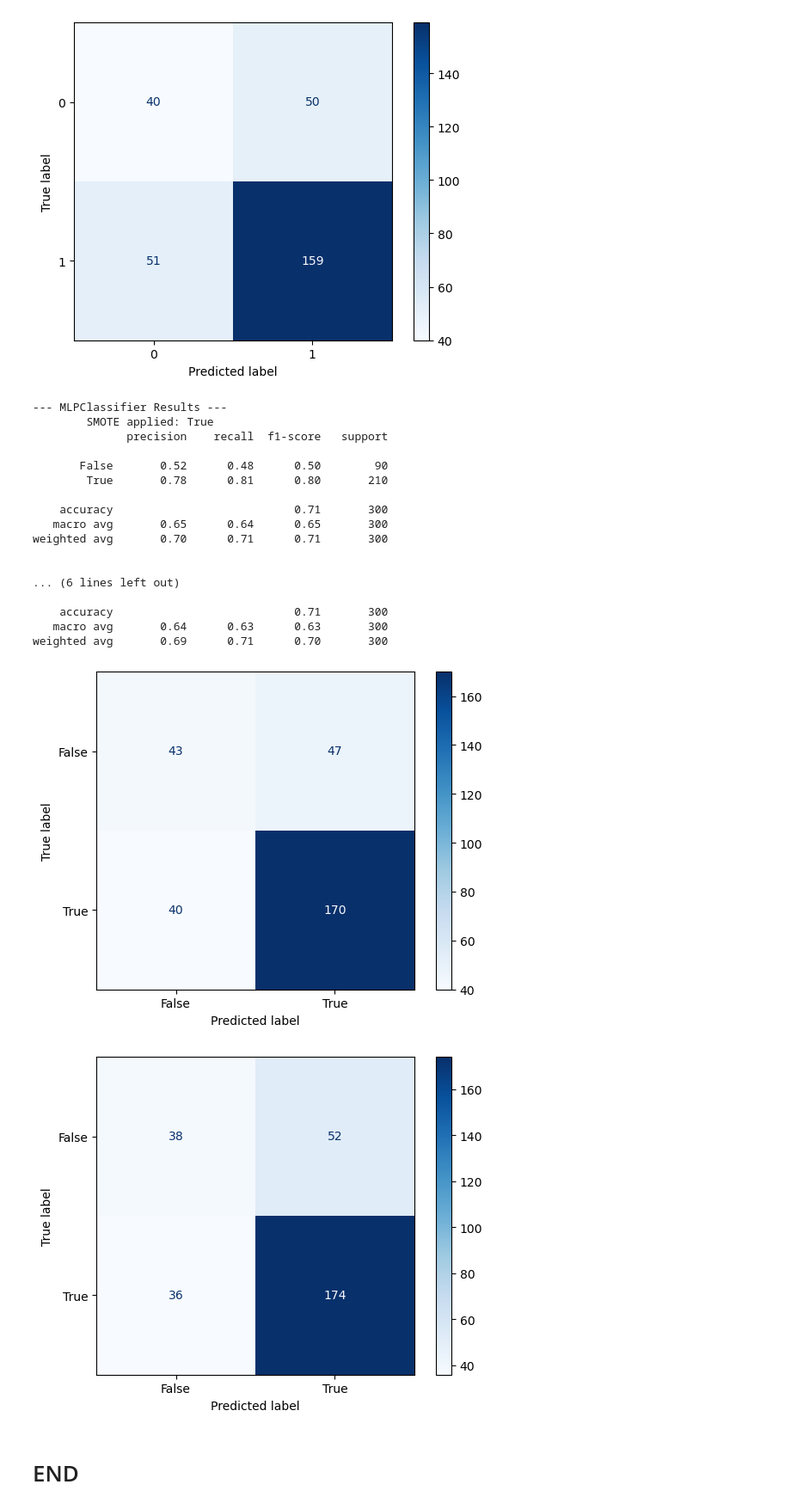
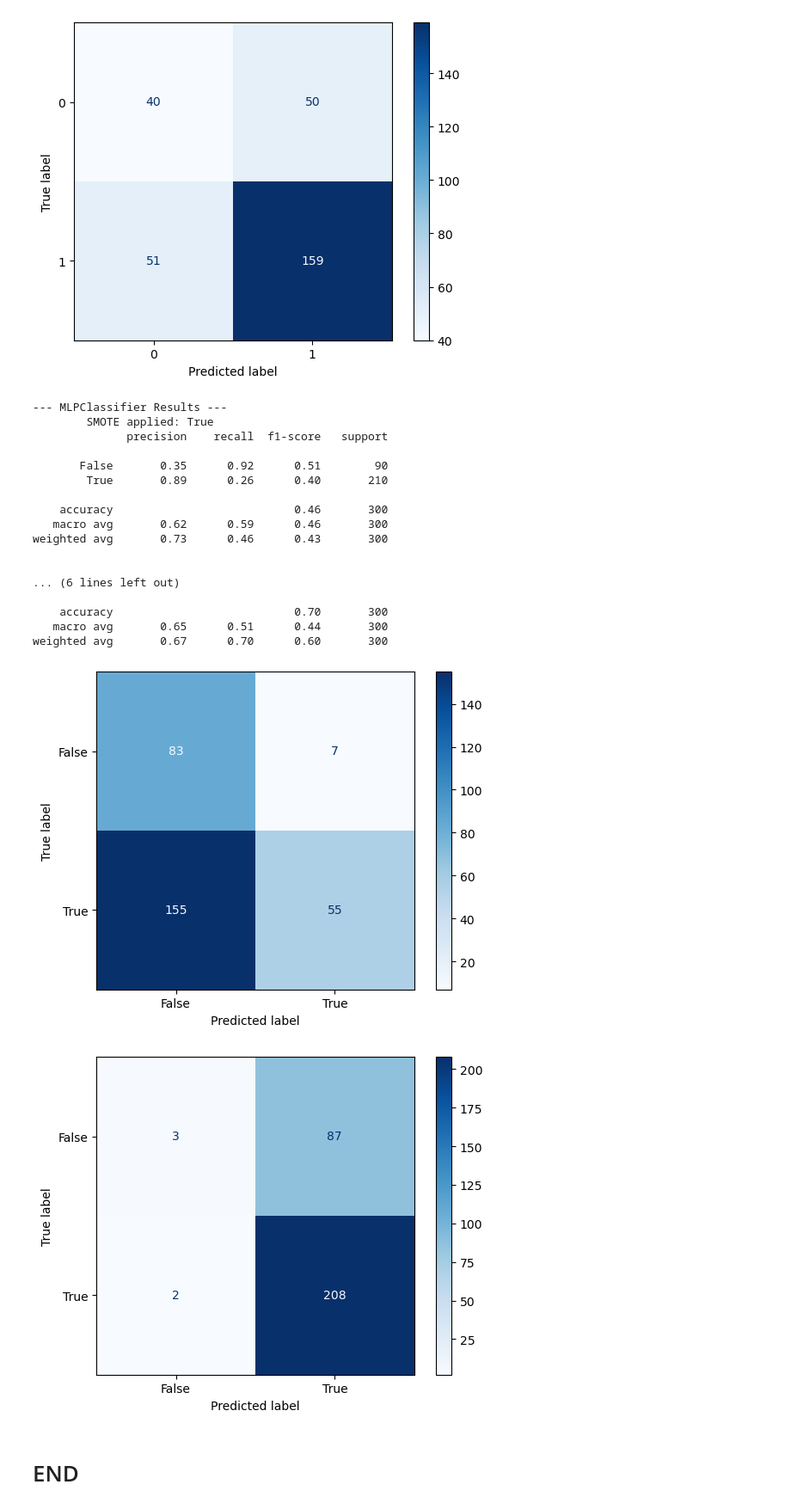
Before and after one commit to feed0/german-credit-data, a Jupyter notebook: python/src/2_fayaad_3_datamining_2_scale_sensitive_models.ipynb, the cells around one changed output. Shown at 86% size. Saved outputs shown, nothing was run; the diff lists cells and outputs as text; code cells hidden in the pictures.

Commit message:
[GCD] raw 30% modeling - FIXED: prevented raw data from being scaled

```diff
--- a/python/src/2_fayaad_3_datamining_2_scale_sensitive_models.ipynb
+++ b/python/src/2_fayaad_3_datamining_2_scale_sensitive_models.ipynb
@@ -100,7 +102,7 @@ X_TRAIN_10_RESAMPLED, Y_TRAIN_10_RESAMPLED = smoter.fit_resample(X_TRAIN_10_SCAL
 X_TRAIN_30_RESAMPLED, Y_TRAIN_30_RESAMPLED = smoter.fit_resample(X_TRAIN_30_SCALED, Y_TRAIN_30)
 # %%
 ## SMOTE on Raw 30% Data
-X_TRAIN_RAW_30_RESAMPLED, Y_TRAIN_RAW_30_RESAMPLED = smoter.fit_resample(X_TRAIN_RAW_30_SCALED, Y_TRAIN_RAW_30)
+X_TRAIN_RAW_30_RESAMPLED, Y_TRAIN_RAW_30_RESAMPLED = smoter.fit_resample(X_TRAIN_RAW_30, Y_TRAIN_RAW_30)
 # %% [markdown]
 ## 2.3.3 Modeling
 
@@ -322,27 +340,27 @@ weighted avg       0.66      0.66      0.66       300
 [figure]
 # %%
 # MLP-C Raw 30% Data
-fit_predict_metrics(nn_mlpc_model, smote=True,  X_train=X_TRAIN_RAW_30_RESAMPLED, y_train=Y_TRAIN_RAW_30_RESAMPLED, X_test=X_TEST_RAW_30_SCALED, y_test=Y_TEST_RAW_30)
-fit_predict_metrics(nn_mlpc_model, smote=False, X_train=X_TRAIN_RAW_30_SCALED,    y_train=Y_TRAIN_RAW_30,           X_test=X_TEST_RAW_30_SCALED, y_test=Y_TEST_RAW_30)
+fit_predict_metrics(nn_mlpc_model, smote=True,  X_train=X_TRAIN_RAW_30_RESAMPLED, y_train=Y_TRAIN_RAW_30_RESAMPLED, X_test=X_TEST_RAW_30, y_test=Y_TEST_RAW_30)
+fit_predict_metrics(nn_mlpc_model, smote=False, X_train=X_TRAIN_RAW_30,           y_train=Y_TRAIN_RAW_30,           X_test=X_TEST_RAW_30, y_test=Y_TEST_RAW_30)
 # %% [output]
 --- MLPClassifier Results ---
         SMOTE applied: True
               precision    recall  f1-score   support
 
-       False       0.52      0.48      0.50        90
-        True       0.78      0.81      0.80       210
+       False       0.35      0.92      0.51        90
+        True       0.89      0.26      0.40       210
 
-    accuracy                           0.71       300
-   macro avg       0.65      0.64      0.65       300
-weighted avg       0.70      0.71      0.71       300
+    accuracy                           0.46       300
+   macro avg       0.62      0.59      0.46       300
+weighted avg       0.73      0.46      0.43       300
 
 
 ... (6 lines left out)
 
-    accuracy                           0.71       300
-   macro avg       0.64      0.63      0.63       300
-weighted avg       0.69      0.71      0.70       300
+    accuracy                           0.70       300
+   macro avg       0.65      0.51      0.44       300
+weighted avg       0.67      0.70      0.60       300
-[figure, old version]
+[figure, new version]
-[figure, old version]
+[figure, new version]
 # %% [markdown]
 # END
```
Also changed, not shown: parts of 3 cells of this notebook.
